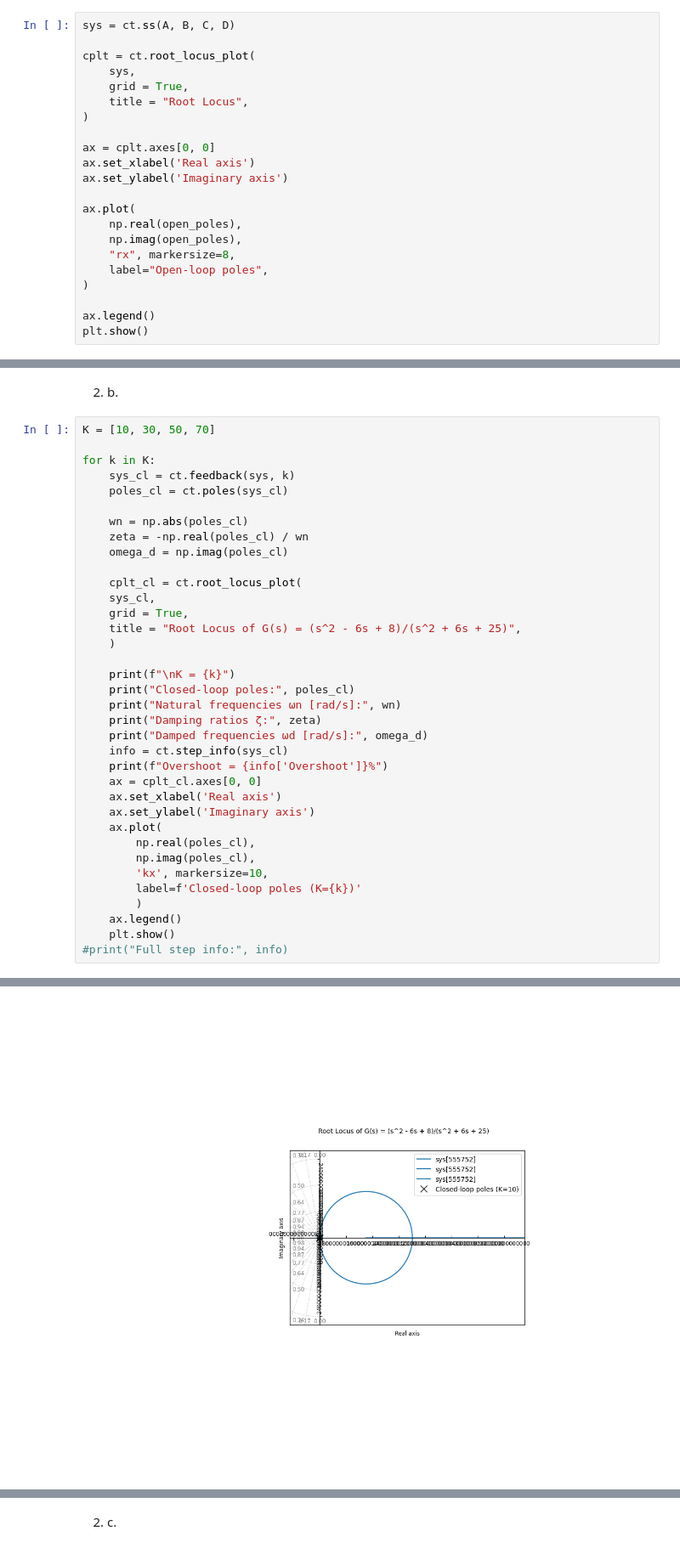
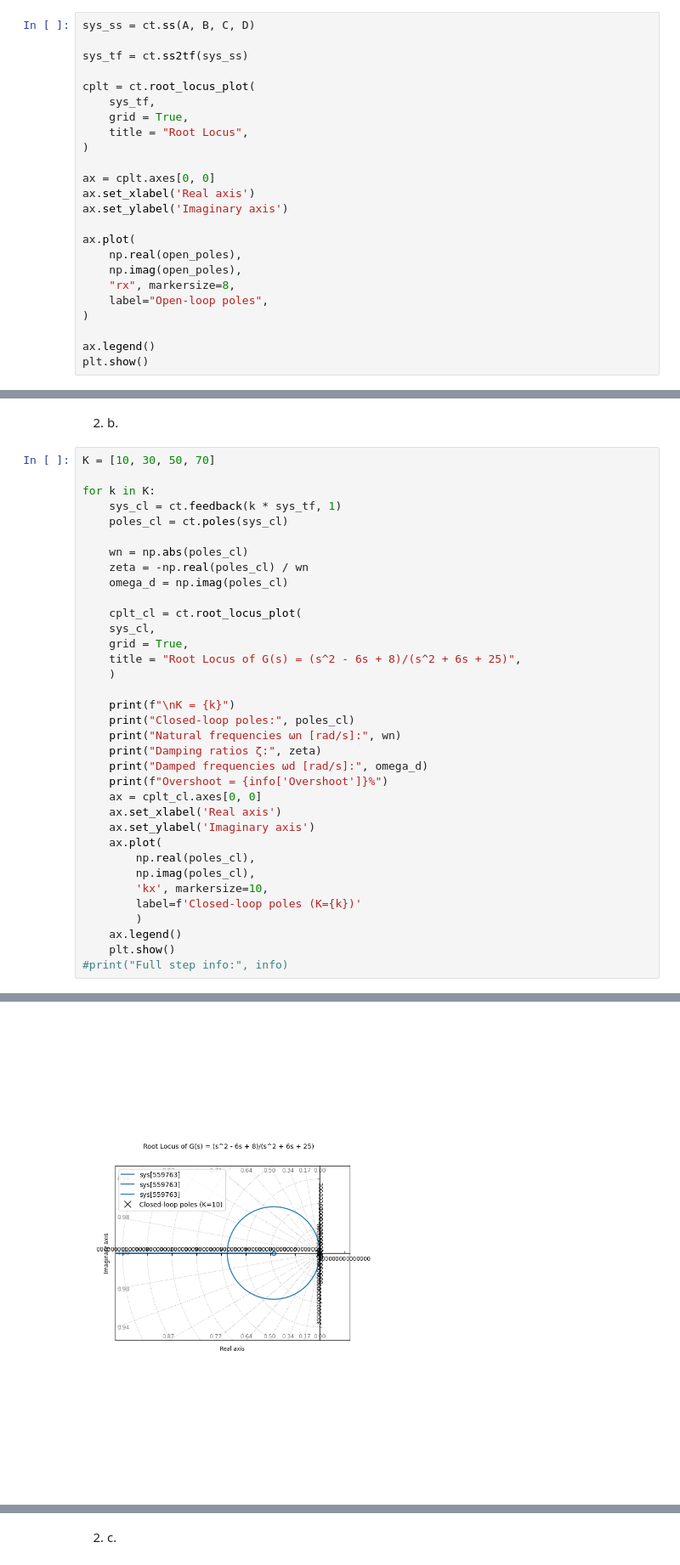
Before and after one commit to aphroditynp/Sisken, a Jupyter notebook: Aphrodity Nirmala_511906_Sisken week 6.ipynb, the cells around one changed output, grey strips where cells are left out. Shown at 85% size. Saved outputs shown, nothing was run; the diff lists cells and outputs as text.

```diff
--- a/Aphrodity Nirmala_511906_Sisken week 6.ipynb
+++ b/Aphrodity Nirmala_511906_Sisken week 6.ipynb
@@ -268,10 +268,12 @@ D = np.array ([[0]])
 # %% [markdown]
 2. a.
 # %%
-sys = ct.ss(A, B, C, D)
+sys_ss = ct.ss(A, B, C, D)
+
+sys_tf = ct.ss2tf(sys_ss)
 
 cplt = ct.root_locus_plot(
-    sys,
+    sys_tf,
     grid = True,
     title = "Root Locus",
 )
@@ -297,7 +301,7 @@ plt.show()
 K = [10, 30, 50, 70]
 
 for k in K:
-    sys_cl = ct.feedback(sys, k)
+    sys_cl = ct.feedback(k * sys_tf, 1)
     poles_cl = ct.poles(sys_cl)
 
     wn = np.abs(poles_cl)
@@ -315,7 +319,6 @@ for k in K:
     print("Natural frequencies ωn [rad/s]:", wn)
     print("Damping ratios ζ:", zeta)
     print("Damped frequencies ωd [rad/s]:", omega_d)
-    info = ct.step_info(sys_cl)
     print(f"Overshoot = {info['Overshoot']}%")
     ax = cplt_cl.axes[0, 0]
     ax.set_xlabel('Real axis')
@@ -339,2 +342,2 @@ Overshoot = 0%
-[figure, old version]
+[figure, new version]
 K = 30
```
Also changed, not shown: parts of 7 cells of this notebook.
